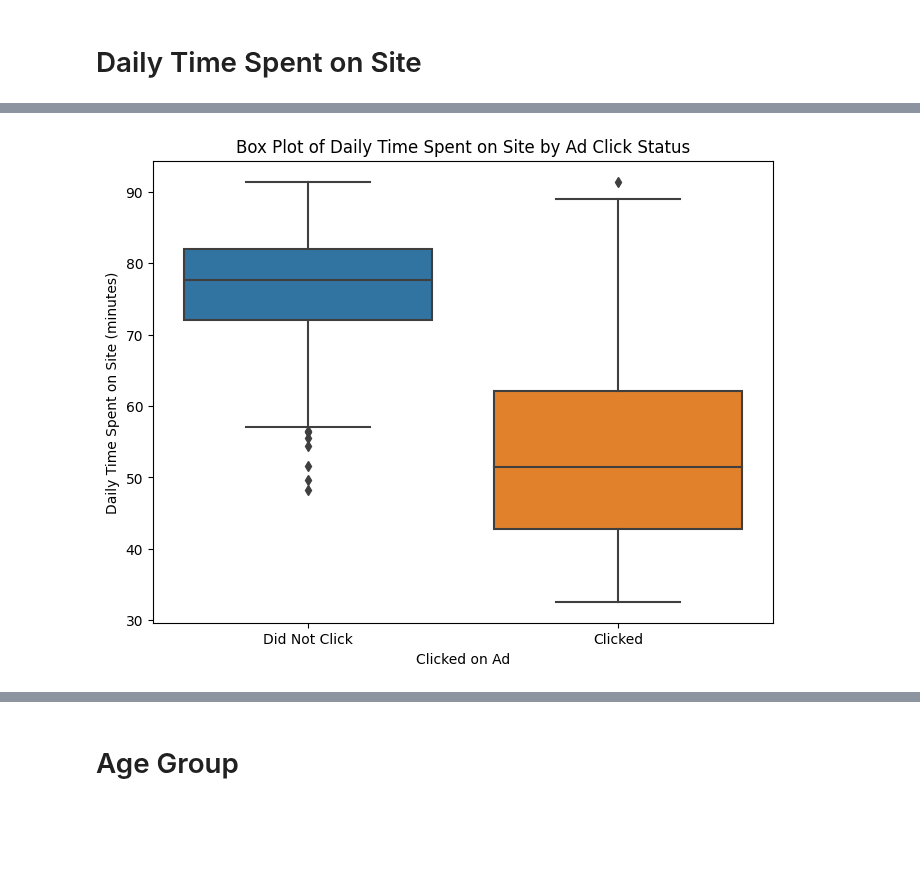
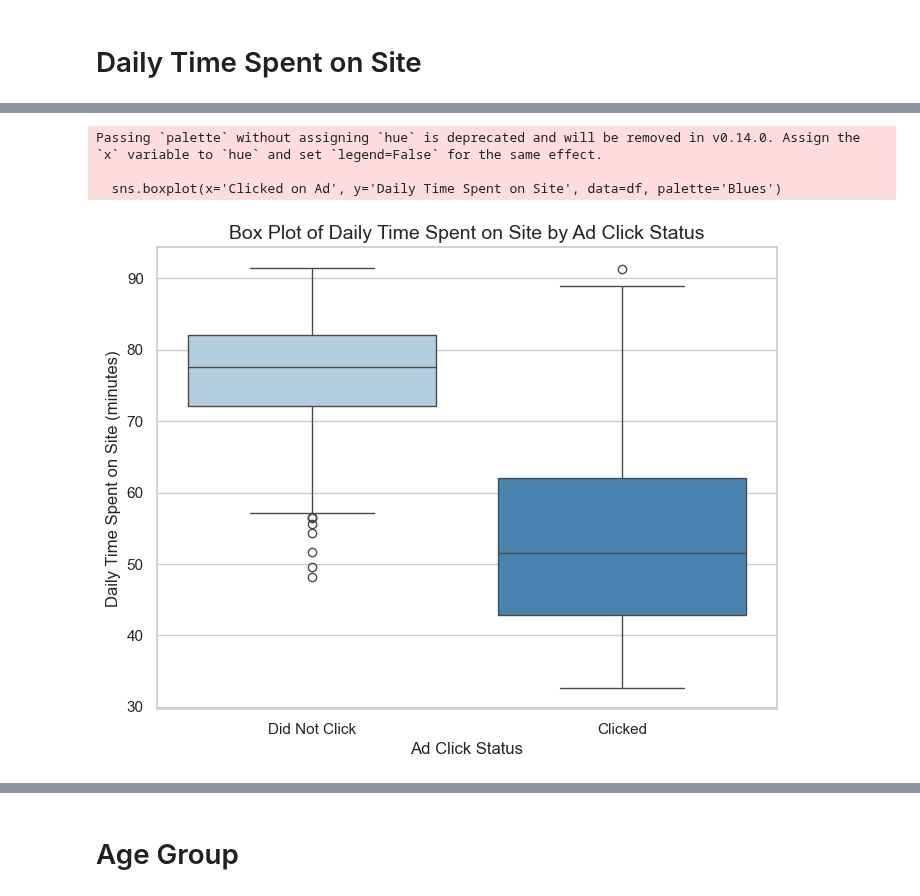
Before and after one commit to AryanJhaveri/Ad-Click-Through-Rate-Analysis, a Jupyter notebook: cluster-analysis-for-advertising-insights.ipynb, the cells around one changed output, grey strips where cells are left out. Drawn from its saved outputs; the diff is of its cells as text; code cells hidden in the pictures; blank space fills up the shorter version.

```diff
--- a/cluster-analysis-for-advertising-insights.ipynb
+++ b/cluster-analysis-for-advertising-insights.ipynb
@@ -4,5 +6,8 @@ import pandas as pd
+# %%
+sns.set(style="whitegrid", palette="Blues_d")
+plt.rcParams['axes.facecolor'] = 'white'
 # %%
-df = pd.read_csv("/kaggle/input/advertisement-click-on-ad/advertising.csv")
+df = pd.read_csv("advertising.csv")
 # %%
 df.head()
 # %% [output]
@@ -105,10 +111,18 @@ plt.show()
 # %%
 plt.figure(figsize=(8, 6))
-sns.boxplot(x='Clicked on Ad', y='Daily Time Spent on Site', data=df)
-plt.title('Box Plot of Daily Time Spent on Site by Ad Click Status')
-plt.xlabel('Clicked on Ad')
-plt.ylabel('Daily Time Spent on Site (minutes)')
+# Box plot to compare time spent on site between users who clicked and those who didn't
+sns.boxplot(x='Clicked on Ad', y='Daily Time Spent on Site', data=df, palette='Blues')
+
+# Add title and labels
+plt.title('Box Plot of Daily Time Spent on Site by Ad Click Status', fontsize=14)
+plt.xlabel('Ad Click Status', fontsize=12)
+plt.ylabel('Daily Time Spent on Site (minutes)', fontsize=12)
+
+# Customize the x-axis tick labels
 plt.xticks([0, 1], ['Did Not Click', 'Clicked'])
 plt.show()
 # %% [output]
+Passing `palette` without assigning `hue` is deprecated and will be removed in v0.14.0. Assign the `x` variable to `hue` and set `legend=False` for the same effect.
+
+  sns.boxplot(x='Clicked on Ad', y='Daily Time Spent on Site', data=df, palette='Blues')
-[figure, old version]
+[figure, new version]
```
Also changed, not shown: parts of 18 cells of this notebook.
